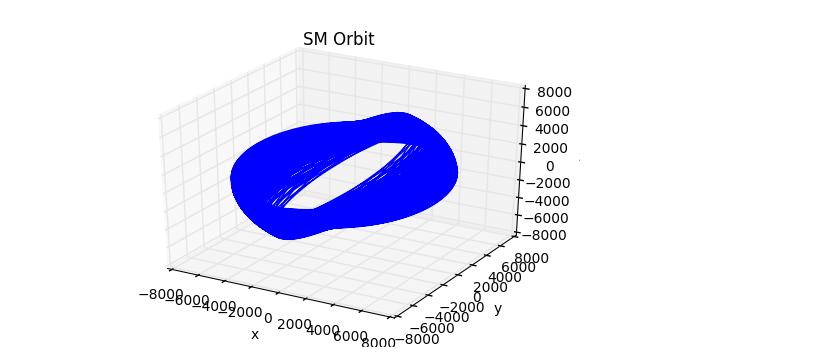
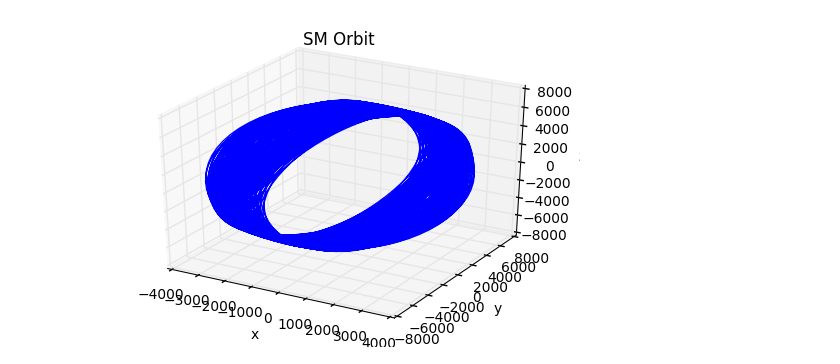
Before and after one commit to fsbr/se3-path-planner, a Jupyter notebook: modularPlanner/Working Cusp Test of Latitude.ipynb, the cells around one changed output. Cells and saved outputs as stored; diff of their text form; code cells hidden in the pictures.

```diff
--- a/modularPlanner/Working Cusp Test of Latitude.ipynb
+++ b/modularPlanner/Working Cusp Test of Latitude.ipynb
@@ -15,35 +15,37 @@ pathname = '../../data-se3-path-planner/yearData/cuspCrossings2019/'
 sys.path.append(pathname)
 # %%
 # df = pd.read_csv(pathname+'zero_year.csv')
-df = pd.read_csv(pathname+'65_year.csv')
-# df = pd.read_csv(pathname+'jan65.csv')
+# df = pd.read_csv(pathname+'65_year.csv')
+# df = pd.read_csv(pathname+'Jan65.csv')
 # df = pd.read_csv(pathname+'Jan80.csv')
+# df = pd.read_csv(pathname+'Jul65.csv')
+df = pd.read_csv(pathname+'Jul90.csv')
 GMAT_MJD_OFFSET = 29999.5
 t = df['DefaultSC.A1ModJulian'] + GMAT_MJD_OFFSET
 x = df['DefaultSC.gse.X']
 y = df['DefaultSC.gse.Y']
 z = df['DefaultSC.gse.Z']
 
 spacecraft = coord.Coords([[i,j,k] for i,j,k in zip(x,y,z)], 'GSE', 'car')
 spacecraft.ticks = Ticktock(t,'MJD')
 spacecraft = spacecraft.convert('SM','car')
 points = 10000
 # this figure validates what I already expected
 fig = plt.figure()
 ax = fig.add_subplot(111,projection='3d')
 ax.plot(spacecraft.x[:points],spacecraft.y[:points],spacecraft.z[:points])
 plt.title('SM Orbit')
 ax.set_xlabel('x')
 ax.set_ylabel('y')
 ax.set_zlabel('z')
 plt.show()
 
 # okay i've looked at a couple of orbits from the GSE point of view and
 # i now think that it's okay for a zero inclined orbit WRT to the earth
 # equator to be inclined WRT to the ecliptic, but like holy moley
 # these orbits are confusing sometimes.
 # %% [output]
-[figure, old version]
+[figure, new version]
 # %%
 # goal, plot PHI on the same plot
 xc,yc,zc = tsyg.orbitalCuspLocation(spacecraft,t)
```
Also changed, not shown: parts of 6 cells of this notebook, 2 other files.
